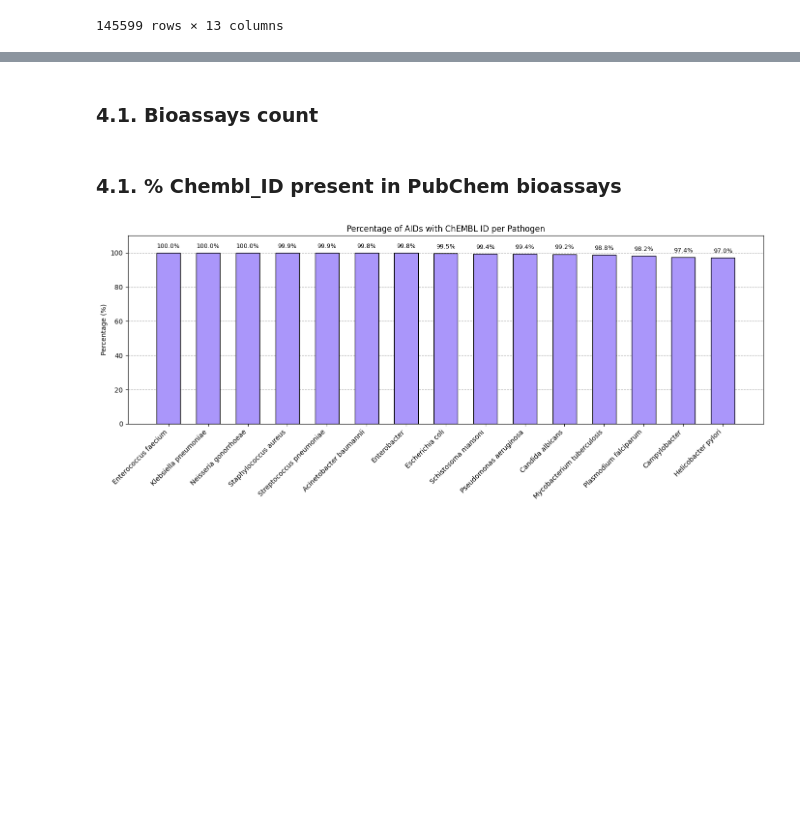
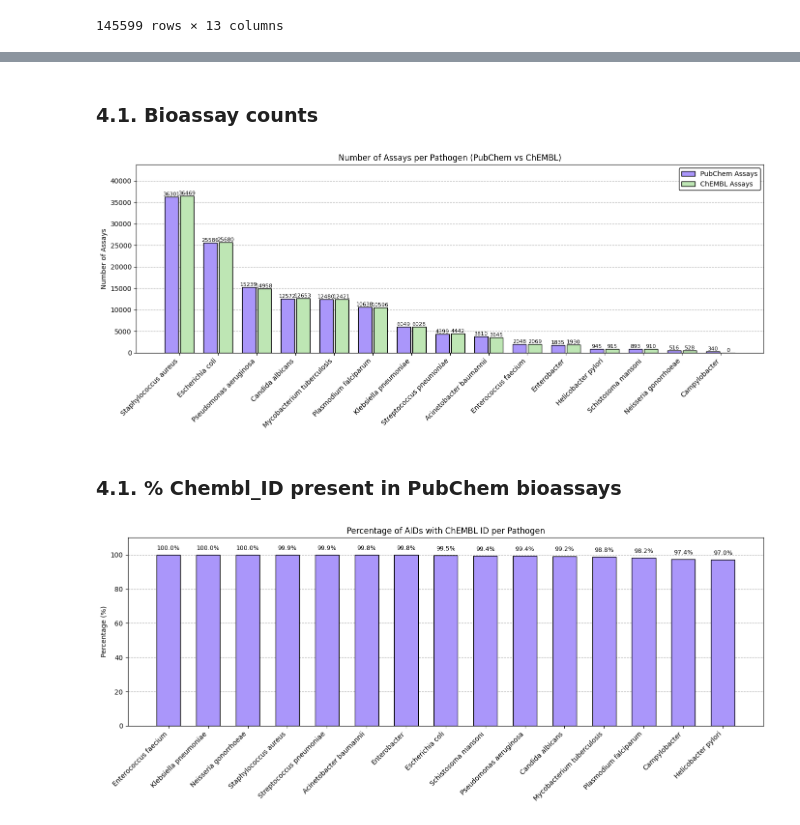
Before and after one commit to ersilia-os/pubchem-antimicrobial-tasks, a Jupyter notebook: notebooks/001_pathogens_of_interest_taxid.ipynb, the cells around one changed output, grey strips where cells are left out. Drawn from its saved outputs; the diff is of its cells as text; code cells hidden in the pictures; blank space fills up the shorter version.

```diff
--- a/notebooks/001_pathogens_of_interest_taxid.ipynb
+++ b/notebooks/001_pathogens_of_interest_taxid.ipynb
@@ -1278,15 +1318,36 @@ chembl_assays
+# %%
+# Map ChEMBL shorthand to canonical names
+chembl_assays["Pathogen"] = chembl_assays["pathogen"].map(pathogen_map)
+
+# Drop rows where the mapping failed (optional)
+chembl_assays = chembl_assays.dropna(subset=["Pathogen"])
 # %% [markdown]
-### 4.1. Bioassays count
+### 4.1. Bioassay counts
 # %%
-# Count assays per pathogen
-pubchem_counts = pubchem_assays.groupby("Pathogen")["AID"].nunique().reset_index(name="PubChem_Assays")
-chembl_counts = chembl_assays.groupby("Pathogen")["AID"].nunique().reset_index(name="ChEMBL_Assays")
+# PubChem
+pubchem_counts = (
+    pubchem_assays
+    .groupby("Pathogen")["AID"]
+    .nunique()
+    .reset_index(name="PubChem_Assays")
+)
 
-# Merge on Pathogen
-summary = pubchem_counts.merge(chembl_counts, on="Pathogen", how="outer").fillna(0)
+# ChEMBL (now with Pathogen column)
+chembl_counts = (
+    chembl_assays
+    .groupby("Pathogen")["assay_id"]
+    .nunique()
+    .reset_index(name="ChEMBL_Assays")
+)
+
+# Merge + format
+summary = (
+    pubchem_counts
+    .merge(chembl_counts, on="Pathogen", how="outer")
+    .fillna(0)
+)
+
 summary[["PubChem_Assays", "ChEMBL_Assays"]] = summary[["PubChem_Assays", "ChEMBL_Assays"]].astype(int)
-
-# Sort by total
 summary["Total"] = summary["PubChem_Assays"] + summary["ChEMBL_Assays"]
 summary = summary.sort_values("Total", ascending=False).reset_index(drop=True)
 # %%
@@ -1302,35 +1363,37 @@ x = np.arange(N)
 bar_width = 0.35
 bar_spacing = 0.2
 
-color_pubchem = "#BEE6B4"    # Green
-color_chembl  = "#AA96FA"  # purple
+color_pubchem = "#AA96FA"  # purple
+color_chembl  = "#BEE6B4"    # Green
 
 # Plot
 plt.figure(figsize=(14, 6))
 
 plt.bar(x - bar_spacing, pubchem_vals, width=bar_width, color=color_pubchem,
         ec="black", zorder=2, label="PubChem Assays")
 
 plt.bar(x + bar_spacing, chembl_vals, width=bar_width, color=color_chembl,
         ec="black", zorder=2, label="ChEMBL Assays")
 
 # Add labels
 for i in range(N):
     plt.text(x[i] - bar_spacing, pubchem_vals[i] + 1, str(pubchem_vals[i]),
              ha='center', va='bottom', fontsize=8)
     plt.text(x[i] + bar_spacing, chembl_vals[i] + 1, str(chembl_vals[i]),
              ha='center', va='bottom', fontsize=8)
 
 # Aesthetics
 plt.xticks(x, labels, rotation=45, ha="right")
 plt.ylabel("Number of Assays")
 plt.title("Number of Assays per Pathogen (PubChem vs ChEMBL)")
 plt.grid(axis="y", linestyle="--", zorder=1)
 plt.ylim(0, max(pubchem_vals.max(), chembl_vals.max()) * 1.2)
 
 plt.legend(loc="upper right", framealpha=1, edgecolor="k", prop={"size": 10})
 plt.tight_layout()
 plt.show()
+# %% [output]
+[figure, added]
 # %% [markdown]
 ### 4.1. % Chembl_ID present in PubChem bioassays
 # %%
```
Also changed, not shown: parts of 7 cells of this notebook.
